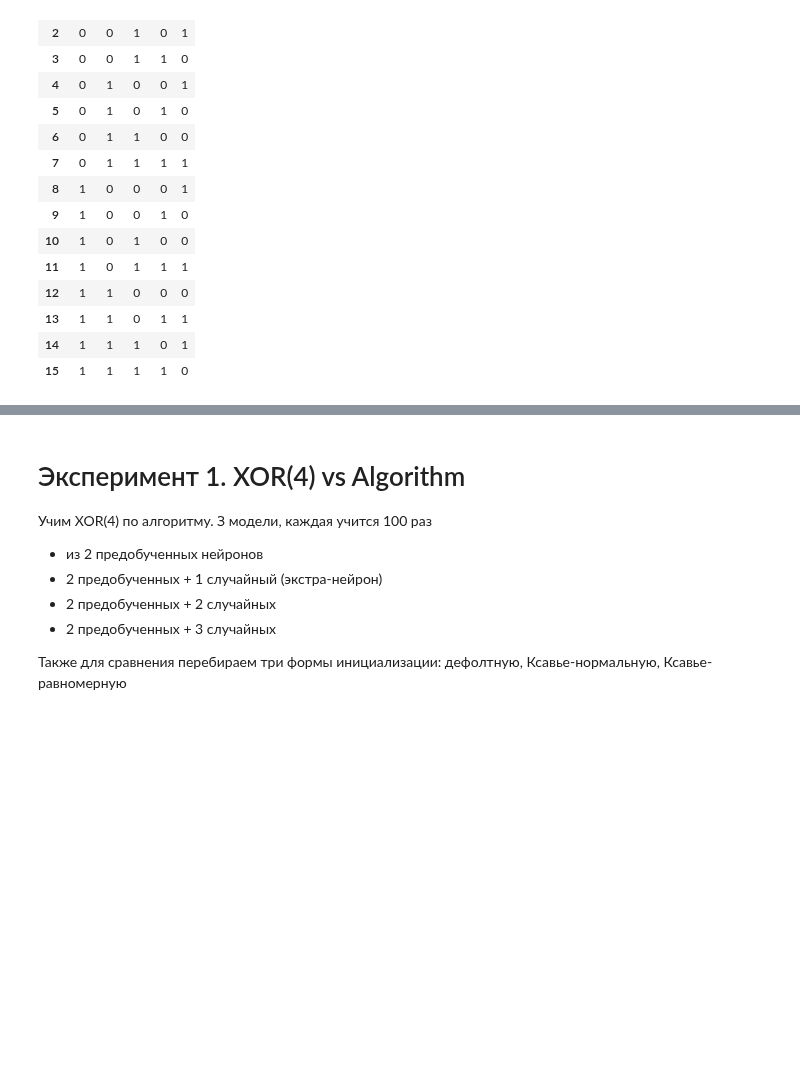
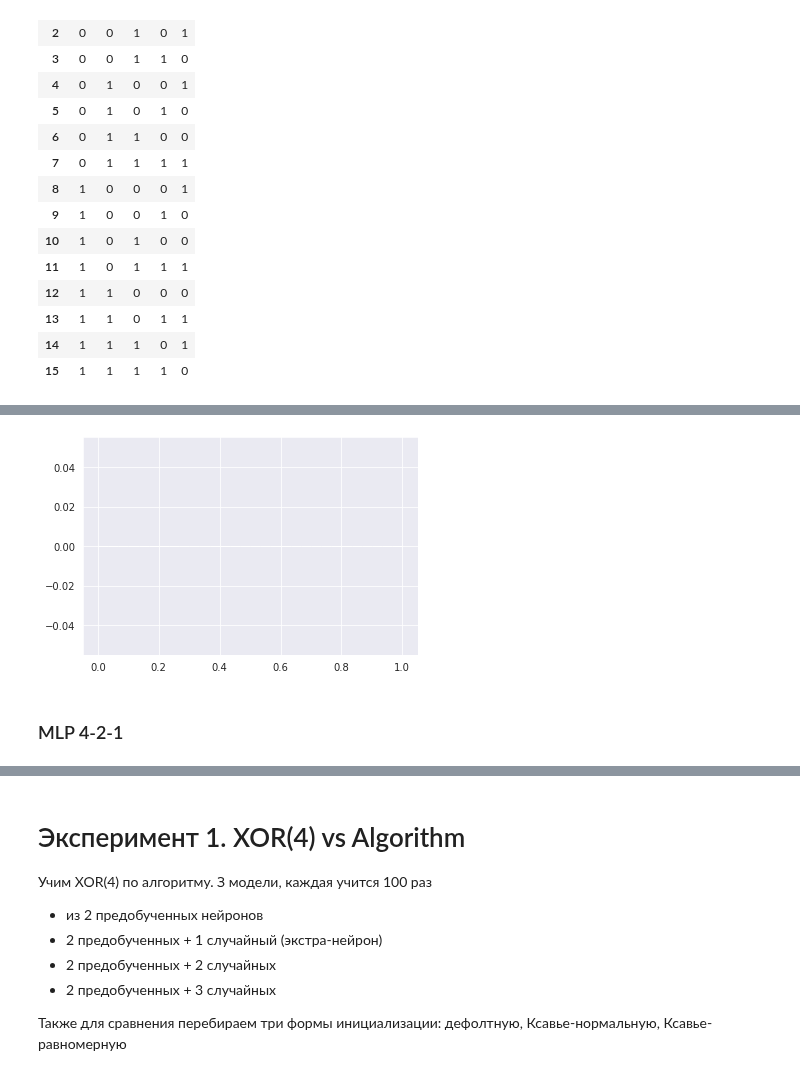
Before and after one commit to skolpin/neuro-boolean-research, a Jupyter notebook: incremental_synthesis.ipynb, the cells around one changed output, grey strips where cells are left out. Saved outputs shown, nothing was run; the diff lists cells and outputs as text; code cells hidden in the pictures; blank space fills up the shorter version.

```diff
--- a/incremental_synthesis.ipynb
+++ b/incremental_synthesis.ipynb
@@ -754,0 +855,6 @@ Wall time: 12.5 s
+# %%
+run_is_0_extra[run_is_0_extra['success']]['history_len'].hist(bins=30);
+# %% [output]
+[figure, added]
+# %% [markdown]
+### MLP 4-2-1
```
Also changed, not shown: parts of 71 cells of this notebook.
